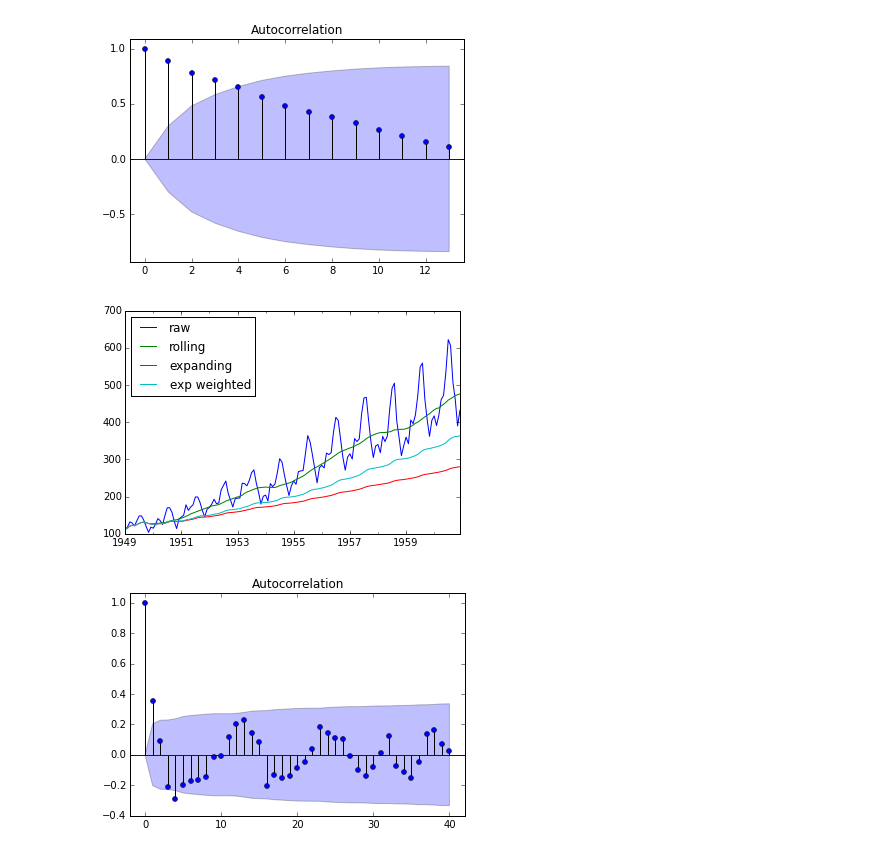
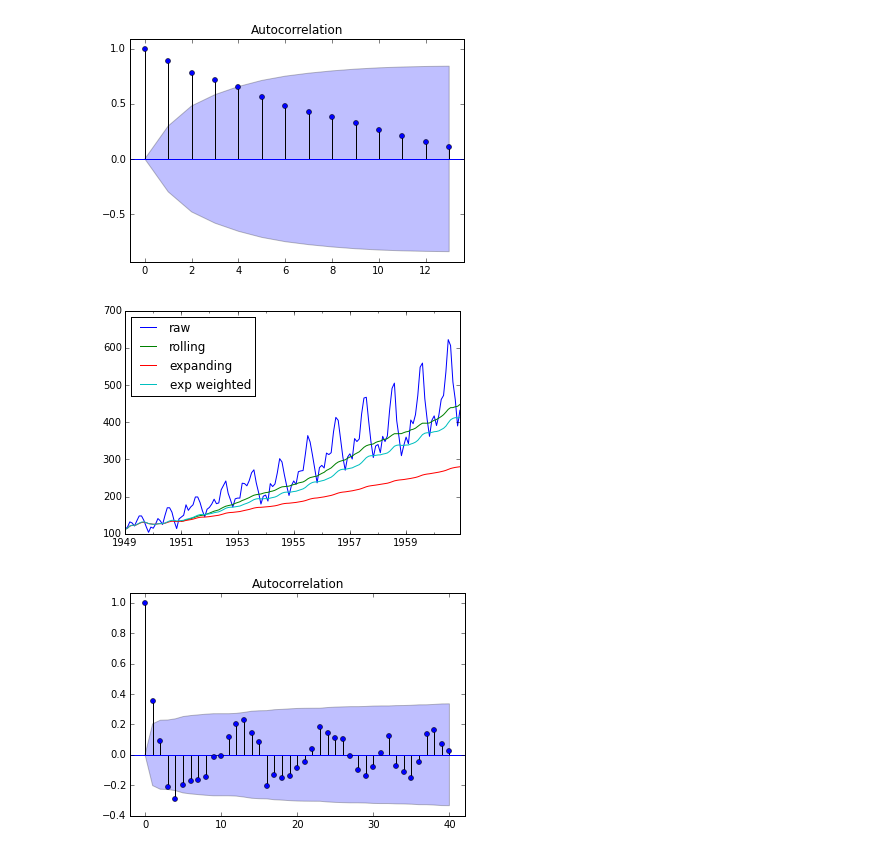
Before and after one commit to gregclinton/murphy, a Jupyter notebook: tsa.ipynb, the cells around one changed output. Saved outputs shown, nothing was run; the diff lists cells and outputs as text; code cells hidden in the pictures.

```diff
--- a/tsa.ipynb
+++ b/tsa.ipynb
@@ -58,13 +45,13 @@ parts = sm.tsa.seasonal_decompose(ts.values, model = 'multiplicative', freq = 12
 acf = sm.tsa.acf(ts, nlags = 100)
 # %%
 ts.plot(label = 'raw')
-ts.rolling(12).mean().plot(label = 'rolling')
+ts.rolling(25).mean().plot(label = 'rolling')
 ts.expanding().mean().plot(label = 'expanding')
-ts.ewm(com = 50).mean().plot(label = 'exp weighted')
+ts.ewm(com = 25).mean().plot(label = 'exp weighted')
 plt.legend(loc ='upper left')
 plt.show()
 # %% [output]
-[figure, old version]
+[figure, new version]
 # %%
 sm.graphics.tsa.plot_acf(parts.resid[7 : 100], lags = 40)
 plt.show()
```
Also changed, not shown: parts of 3 cells of this notebook.
